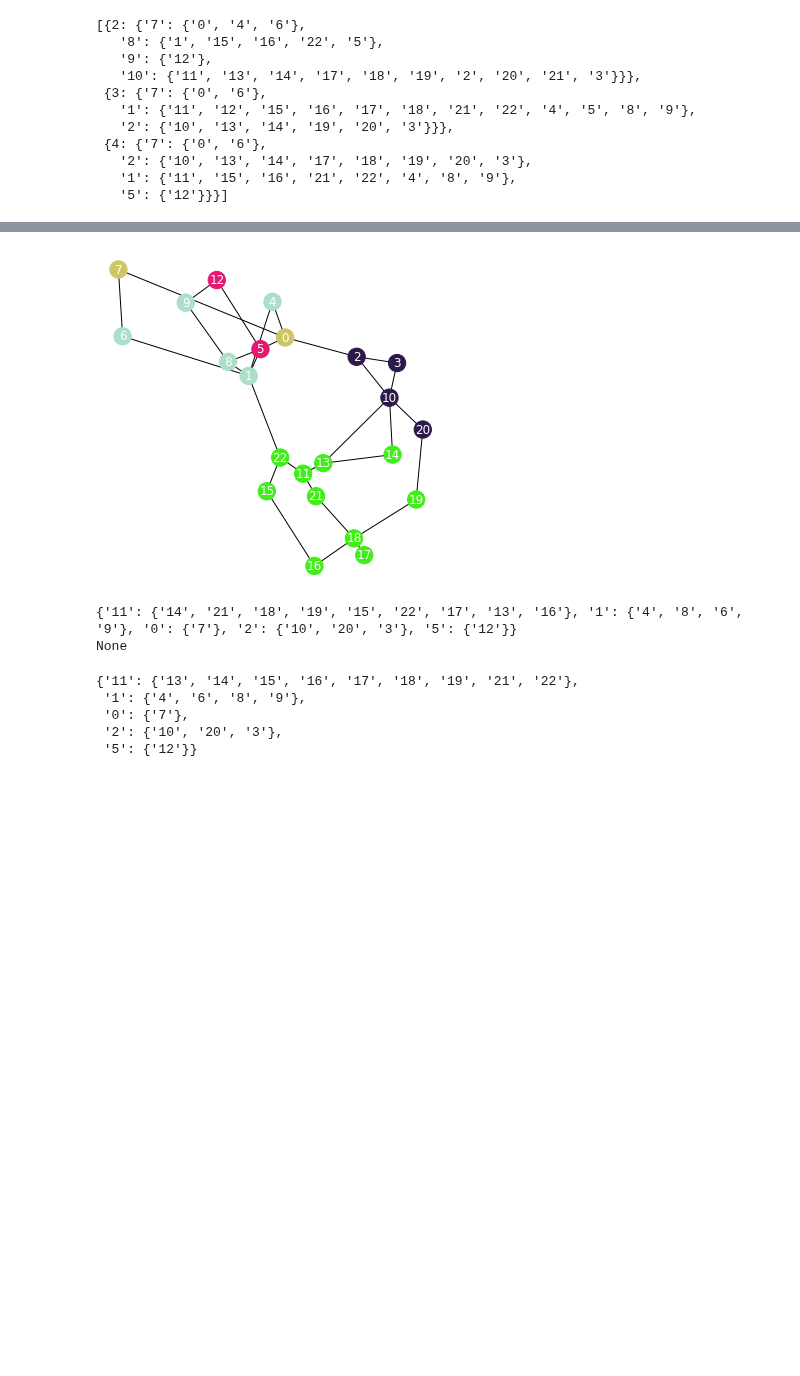
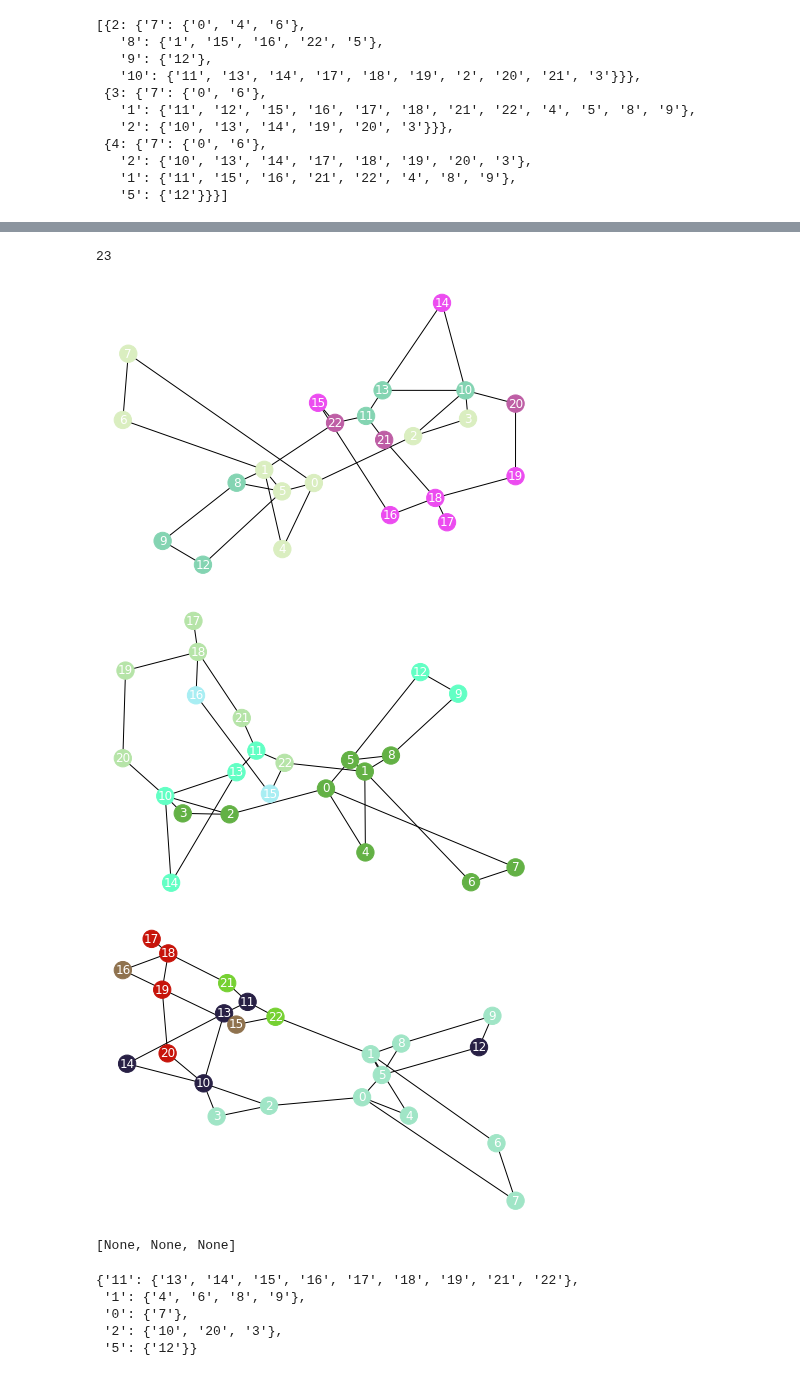
Before and after one commit to odunayo12/Skoltech-PhD-Thesis, a Jupyter notebook: _codes/SIR/Influential-nodes-identification-in-complex-networks-via-information-entropy/experiments and data/different_multi.ipynb, the cells around one changed output, grey strips where cells are left out. Saved outputs shown, nothing was run; the diff lists cells and outputs as text; code cells hidden in the pictures; blank space fills up the shorter version.

Commit message:
start bulk plot

```diff
--- a/_codes/SIR/Influential-nodes-identification-in-complex-networks-via-information-entropy/experiments and data/different_multi.ipynb
+++ b/_codes/SIR/Influential-nodes-identification-in-complex-networks-via-information-entropy/experiments and data/different_multi.ipynb
@@ -55,7 +53,7 @@ EdgeDataView([('0', '2', {'LinkLabel': 'Leased Wavelength/Managed Service', 'key
 # %%
 selection__= [37,41,20,0,14,4,1,2,10, 18, 8]
 
-gGrahps = selection__from_graph(graph_collections, graph_name, selection__)
+gGrahps = selection__from_graph(graph_collections, graph_name)  # , selection__
 
 # print(gGrahps)
 
@@ -133,6 +136,7 @@ clusters__ = {
         k: cluster_optimal_nodes_test(j, v) for k, v in v2.items()
         }
         for (i, j), (k2, v2) in zip(
-            tqdm(gGrahps), tqdm(selected_nodes_based_on_source.items())
-            )
-            }
+            tqdm(gGrahps),
+            tqdm(selected_nodes_based_on_source.items())
+        )
+}
@@ -195,35 +178,51 @@ list(gGrahps[1][1].nodes().data())
+# %%
+len(clusters__pair["ABVT"][4])
+# %% [output]
+23
 # %%
-kdl_cluster_2 = clusters__pair["ABVT"][4]
-nx.set_node_attributes(G, kdl_cluster_2, "2 Sources")
-# print(list(G.nodes().data()))
+def plot_optimal_cluster(graph_clusters):
+    len_renadom = len(graph_clusters)
+    random_colors = color_generator(len_renadom)
+    values = [random_colors.get(v, "#000000") for k, v in graph_clusters.items()]
+    nx.draw(G, cmap=plt.get_cmap('viridis'), node_color=values,
+            with_labels=True, font_color='white')
+    plt.show()
 
-opti_n_maps = {node: j['2 Sources'] for node, j in G.nodes().data()}
-# print(opti_n_maps)
 
-opti_n_maps_multi = {e:{node: {2:j['2 Sources'], 3:j['3 Sources'], 4:j['4 Sources']}
-                      for node, j in f.nodes().data()} for (e, f) in gGrahps}
-# print(opti_n_maps_multi)
+[plot_optimal_cluster(i) for i in [clusters__pair["ABVT"][2], clusters__pair["ABVT"][3], clusters__pair["ABVT"][4]]]
 
-# print(nx.number_of_nodes(G))
-random_cols = color_generator(__rand)
-# random_cols = {node:get_random_hex() for node in G.nodes()}
-# print(random_cols)
-{(k,v,k1,v1) for (k,v),(k1,v1) in zip(random_cols.items(),opti_n_maps.items())}
-# values = [val_map.get(node, 0.25) for node in t.nodes()]
-values = [random_cols.get(v, "#000000") for k, v in opti_n_maps.items() ]
-#  node_color=values,
-# print(values)
-fig, ax = plt.subplots(1, figsize=(6, 6))
-nx.draw(G, cmap=plt.get_cmap('viridis'), node_color=values, with_labels=True, font_color='white')
-# ax.legend(scatterpoints=1)
-plt.show()
-print(print(cluster_optimal_nodes_test(
-        gGrahps[1][1], selected_nodes_based_on_source["ABVT"][4]))
-)
+# kdl_cluster_2 = clusters__pair["ABVT"][4]
+# # nx.set_node_attributes(G, kdl_cluster_2, "2 Sources")
+# # # print(list(G.nodes().data()))
+
+# # opti_n_maps = {node: j['2 Sources'] for node, j in G.nodes().data()}
+# # print(opti_n_maps)
+
+# # opti_n_maps_multi = {e:{node: {2:j['2 Sources'], 3:j['3 Sources'], 4:j['4 Sources']}
+# #                       for node, j in f.nodes().data()} for (e, f) in gGrahps}
+# # # print(opti_n_maps_multi)
+
+# # # print(nx.number_of_nodes(G))
+# random_cols = color_generator(__rand)
+# # random_cols = {node:get_random_hex() for node in G.nodes()}
+# # print(random_cols)
+# # {(k,v,k1,v1) for (k,v),(k1,v1) in zip(random_cols.items(),opti_n_maps.items())}
+# # values = [val_map.get(node, 0.25) for node in t.nodes()]
+# values = [random_cols.get(v, "#000000") for k, v in kdl_cluster_2.items()]
+# #  node_color=values,
+# # print(values)
+# fig, ax = plt.subplots(1, figsize=(6, 6))
+# nx.draw(G, cmap=plt.get_cmap('viridis'), node_color=values, with_labels=True, font_color='white')
+# # ax.legend(scatterpoints=1)
+# plt.show()
+# # print(print(cluster_optimal_nodes_test(
+# #         gGrahps[1][1], selected_nodes_based_on_source["ABVT"][4]))
+# # )
 # %% [output]
-[figure, old version]
+[figure, new version]
+[figure, added]
+[figure, added]
-{'11': {'14', '21', '18', '19', '15', '22', '17', '13', '16'}, '1': {'4', '8', '6', '9'}, '0': {'7'}, '2': {'10', '20', '3'}, '5': {'12'}}
-None
+[None, None, None]
 # %%
 # [(node, data) for node, data in G.nodes(data=True)]
 node_strength_2_deg = [(i, sum(hub_information(G, i, 2)))
```
Also changed, not shown: parts of 7 cells of this notebook, 2 other files.
